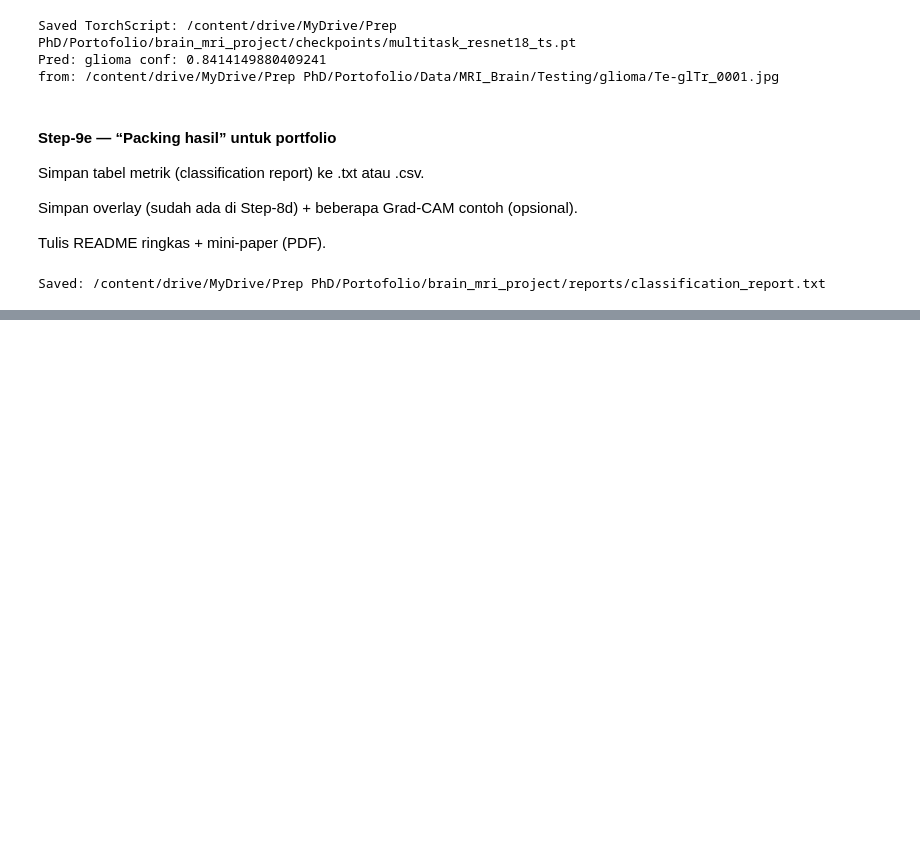
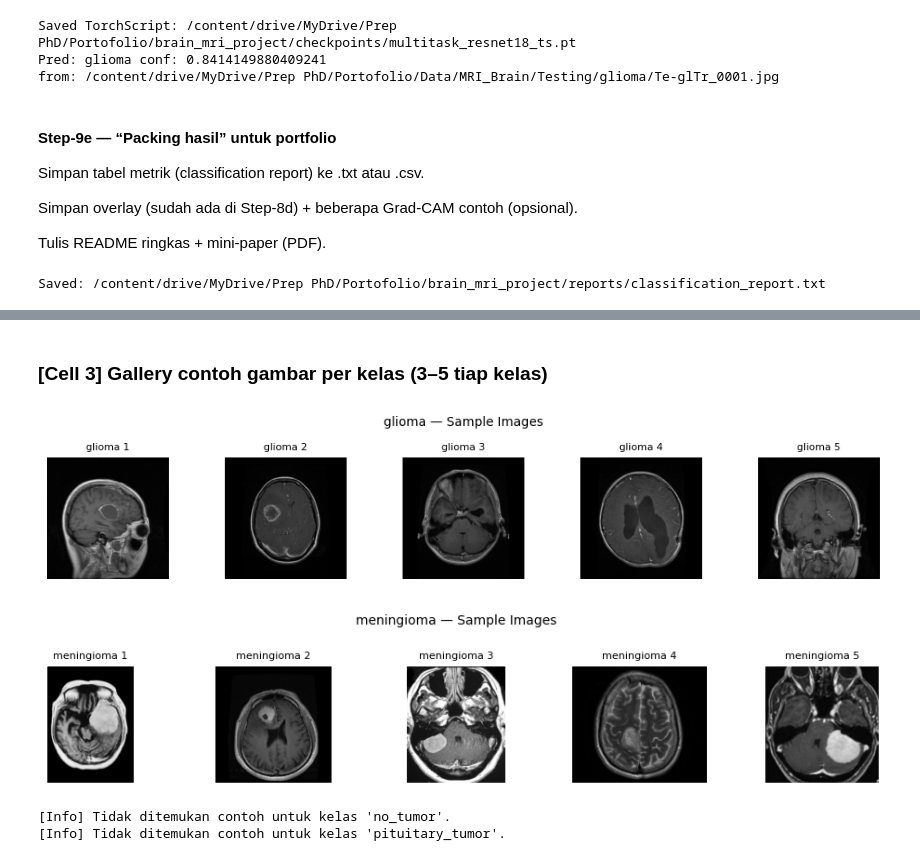
Before and after one commit to aoctavia/MRI-Brain-Tumor-Label-Efficient-Multi-Task-Learning-and-Grad-CAM-Pseudo-Mask, a Jupyter notebook: Self_Supervised_Pretraining_+_Multi_Task_Segmentation_Classification.ipynb, the cells around one changed output, grey strips where cells are left out. Drawn from its saved outputs; the diff is of its cells as text; code cells hidden in the pictures; blank space fills up the shorter version.

```diff
--- a/Self_Supervised_Pretraining_+_Multi_Task_Segmentation_Classification.ipynb
+++ b/Self_Supervised_Pretraining_+_Multi_Task_Segmentation_Classification.ipynb
@@ -1318,0 +1417,48 @@ Saved: /content/drive/MyDrive/Prep PhD/Portofolio/brain_mri_project/reports/clas
+# %% [markdown]
+### [Cell 3] Gallery contoh gambar per kelas (3–5 tiap kelas)
+# %%
+def sample_paths_for_class(c, k=4):
+    # prioritas dari CSV
+    if df_pred is not None and 'image_path' in df_pred.columns and 'y_true' in df_pred.columns:
+        sub = df_pred[df_pred['y_true'] == c]
+        paths = sub['image_path'].dropna().tolist()
+    else:
+        # fallback ke folder Test (atau Train jika Test kosong)
+        base = os.path.join(TEST_DIR, c) if os.path.isdir(os.path.join(TEST_DIR, c)) else os.path.join(TRAIN_DIR, c)
+        paths = find_images_in_folder(base)
+    random.shuffle(paths)
+    return paths[:k]
+
+# Konfigurasi grid
+max_cols = 5       # max gambar per baris
+img_size = (2, 2)  # ukuran tiap gambar (inch)
+
+for c in CLASSES:
+    paths = sample_paths_for_class(c, k=5)
+    if not paths:
+        print(f"[Info] Tidak ditemukan contoh untuk kelas '{c}'.")
+        continue
+
+    n_imgs = len(paths)
+    n_cols = min(n_imgs, max_cols)
+    n_rows = int(np.ceil(n_imgs / n_cols))
+
+    fig, axes = plt.subplots(n_rows, n_cols, figsize=(img_size[0]*n_cols, img_size[1]*n_rows))
+    axes = np.array(axes).reshape(-1)  # flatten untuk indexing mudah
+
+    for ax_idx, ax in enumerate(axes):
+        if ax_idx < n_imgs:
+            img = rgb_imread(paths[ax_idx])
+            if img is not None:
+                ax.imshow(img)
+            ax.set_title(f"{c} {ax_idx+1}", fontsize=8)
+        ax.axis('off')
+
+    fig.suptitle(f"{c} — Sample Images", fontsize=10)
+    plt.tight_layout()
+    plt.show()
+# %% [output]
+[figure, added]
+[figure, added]
+[Info] Tidak ditemukan contoh untuk kelas 'no_tumor'.
+[Info] Tidak ditemukan contoh untuk kelas 'pituitary_tumor'.
```
Also changed, not shown: parts of 15 cells of this notebook.
